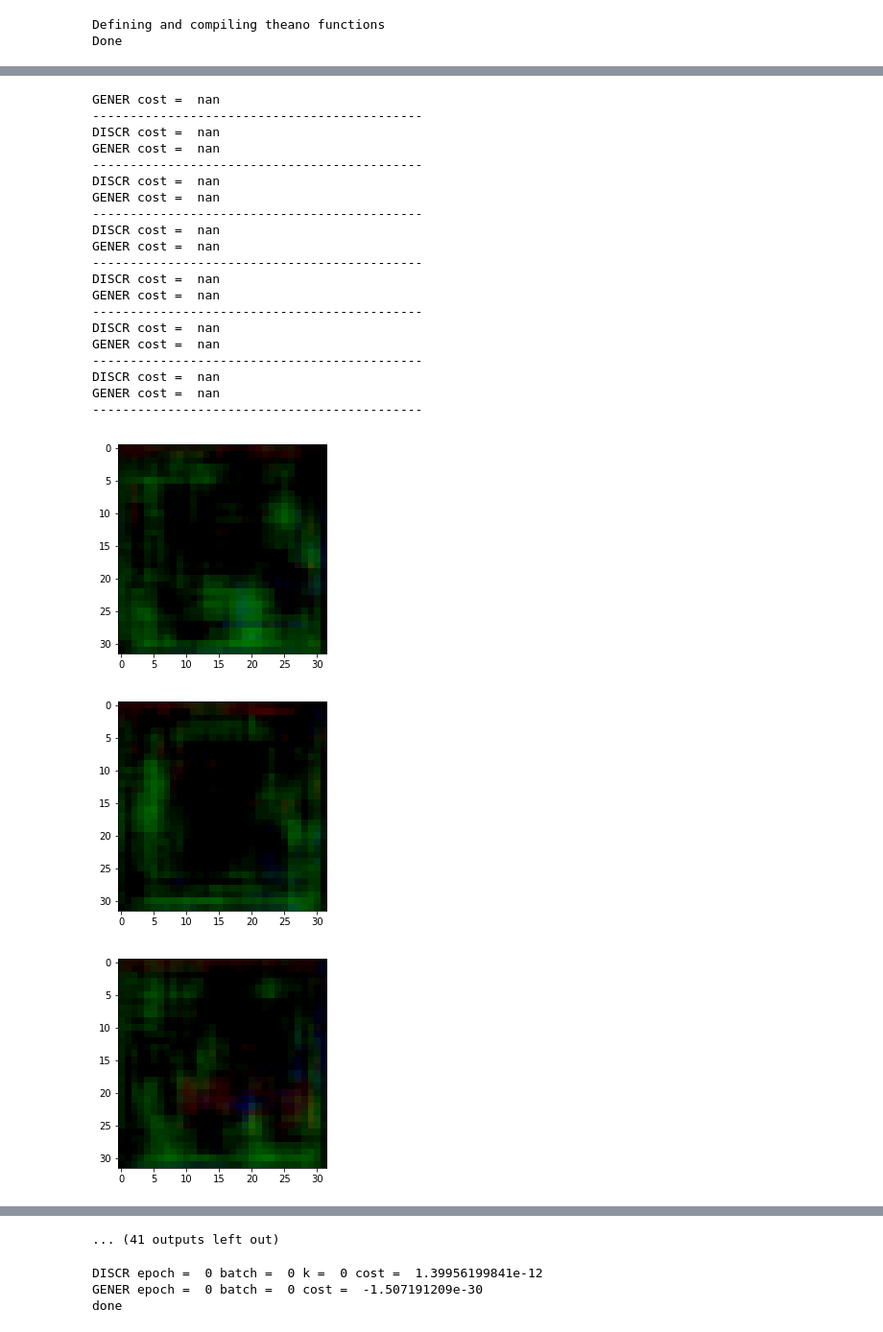
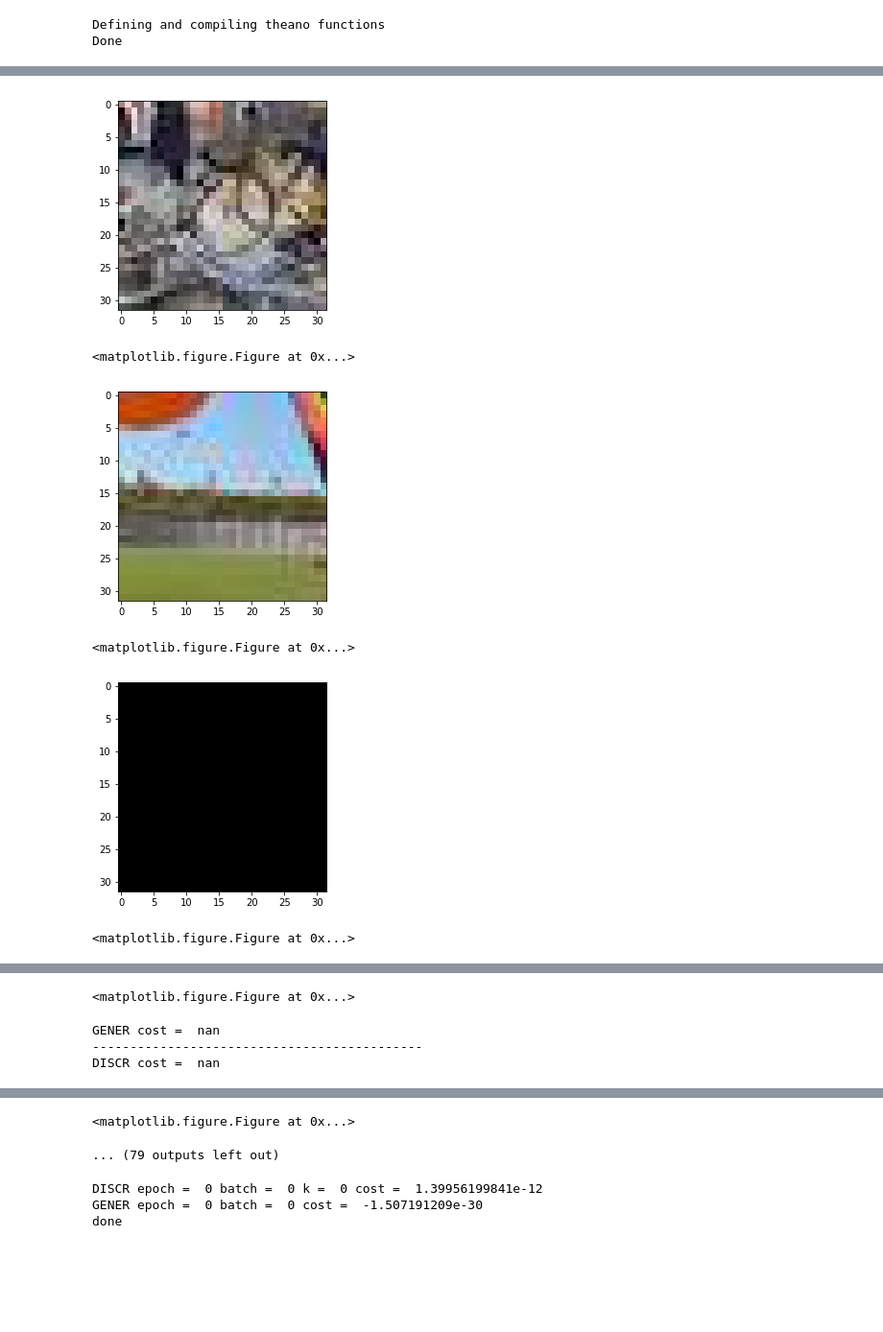
Before and after one commit to StephanieLarocque/ift6266_project, a Jupyter notebook: train_gan.ipynb, the cells around one changed output, grey strips where cells are left out. Shown at 96% size. Drawn from its saved outputs; the diff is of its cells as text; code cells hidden in the pictures; blank space fills up the shorter version.

Commit message:
show images

```diff
--- a/train_gan.ipynb
+++ b/train_gan.ipynb
@@ -196,6 +202,7 @@ print center_train_batch.shape
 # %%
-def show_generated_images(G_input_noise,subset = 5):
+def show_images(images,subset = 2, transpose=True):
     for i in range(subset):
-        image = np.transpose(gen_imgs(G_input_noise)[i], (1,2,0))
+        image = np.transpose(images[i], (1,2,0))
         plt.imshow(image)
         plt.figure()
+        plt.show()
@@ -205,10 +220,11 @@ for i in range(10):
     G_input_noise_discrloss = np.random.rand(img_train_batch.shape[0],n_filters*8,4,4)
     D_cost_train_batch = D_train_fn(G_input_noise_discrloss, center_train_batch)
     print 'DISCR cost = ', D_cost_train_batch
+    show_images(center_train_batch, transpose = False)
+    #show_generated_images(center_train_batch, subset=10)
+    show_images(gen_imgs(G_input_noise_discrloss))
 
-    show_generated_images(G_input_noise_discrloss)
-
-    G_input_noise_generloss = np.random.rand(128,n_filters*8,4,4)
+    G_input_noise_generloss = np.random.rand(batch_size,n_filters*8,4,4)
     G_cost_train_batch = G_train_fn(G_input_noise_generloss)
     print 'GENER cost = ', G_cost_train_batch
 
@@ -228,23 +235,6 @@ DISCR cost =  nan
+[figure, new version]
-GENER cost =  nan
---------------------------------------------
-DISCR cost =  nan
-GENER cost =  nan
---------------------------------------------
-DISCR cost =  nan
-GENER cost =  nan
---------------------------------------------
-DISCR cost =  nan
-GENER cost =  nan
---------------------------------------------
-DISCR cost =  nan
-GENER cost =  nan
---------------------------------------------
-DISCR cost =  nan
-GENER cost =  nan
---------------------------------------------
-DISCR cost =  nan
-GENER cost =  nan
---------------------------------------------
+<matplotlib.figure.Figure at 0x...>
-[figure, old version]
-[figure, old version]
+[figure, new version]
+<matplotlib.figure.Figure at 0x...>
-[figure, old version]
+[figure, new version]
+<matplotlib.figure.Figure at 0x...>
@@ -251,0 +242,4 @@ GENER cost =  nan
+<matplotlib.figure.Figure at 0x...>
+GENER cost =  nan
+--------------------------------------------
+DISCR cost =  nan
@@ -258,4 +247,5 @@ GENER cost =  nan
-... (41 outputs left out)
+<matplotlib.figure.Figure at 0x...>
+... (79 outputs left out)
 # %%
 num_epochs = 1
 nb_discriminator_steps = 1
```
Also changed, not shown: parts of 3 cells of this notebook.
